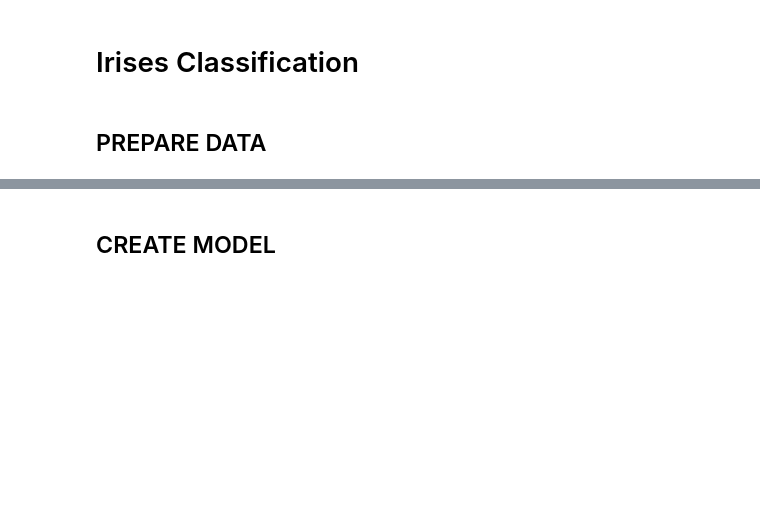
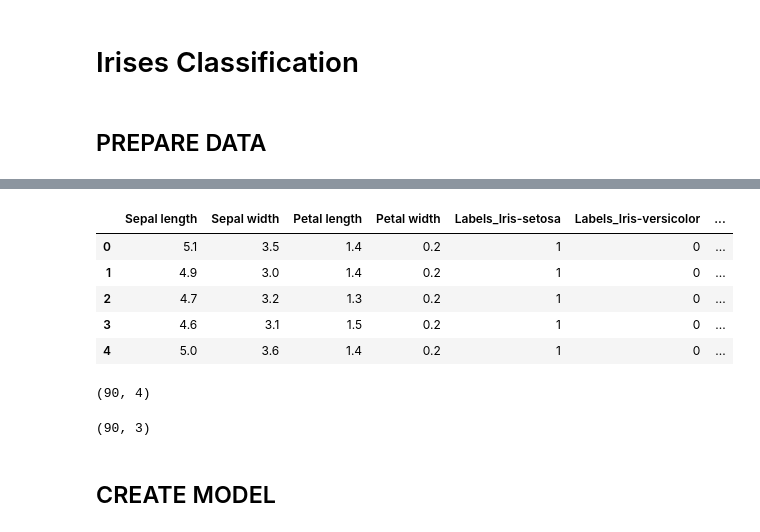
Before and after one commit to Przemoo16/TensorFlow-Iris-Classification, a Jupyter notebook: Iris.ipynb, the cells around one changed output, grey strips where cells are left out. Cells and saved outputs as stored; diff of their text form; code cells hidden in the pictures; blank space fills up the shorter version.

```diff
--- a/Iris.ipynb
+++ b/Iris.ipynb
@@ -49,0 +12,4 @@ test_labels = test_labels.astype(np.int32)
+# %%
+#Load dataset
+cols = ['Sepal length', 'Sepal width', 'Petal length', 'Petal width', 'Labels']
+dataset = pd.read_csv("Dataset/iris.data",header = None, names=cols)
@@ -49,0 +42,9 @@ test_labels = test_labels.astype(np.int32)
+# %%
+dataset.head()
+# %% [output]
+|  | Sepal length | Sepal width | Petal length | Petal width | Labels_Iris-setosa | Labels_Iris-versicolor | ... |
+| 0 | 5.1 | 3.5 | 1.4 | 0.2 | 1 | 0 | ... |
+| 1 | 4.9 | 3.0 | 1.4 | 0.2 | 1 | 0 | ... |
+| 2 | 4.7 | 3.2 | 1.3 | 0.2 | 1 | 0 | ... |
+| 3 | 4.6 | 3.1 | 1.5 | 0.2 | 1 | 0 | ... |
+| 4 | 5.0 | 3.6 | 1.4 | 0.2 | 1 | 0 | ... |
@@ -50,3 +56,11 @@ test_labels = test_labels.astype(np.int32)
+# %%
+X_train.shape
+# %% [output]
+(90, 4)
+# %%
+y_train.shape
+# %% [output]
+(90, 3)
 # %%
 #Standardize features
 scaler = StandardScaler()
```
Also changed, not shown: parts of 11 cells of this notebook.
